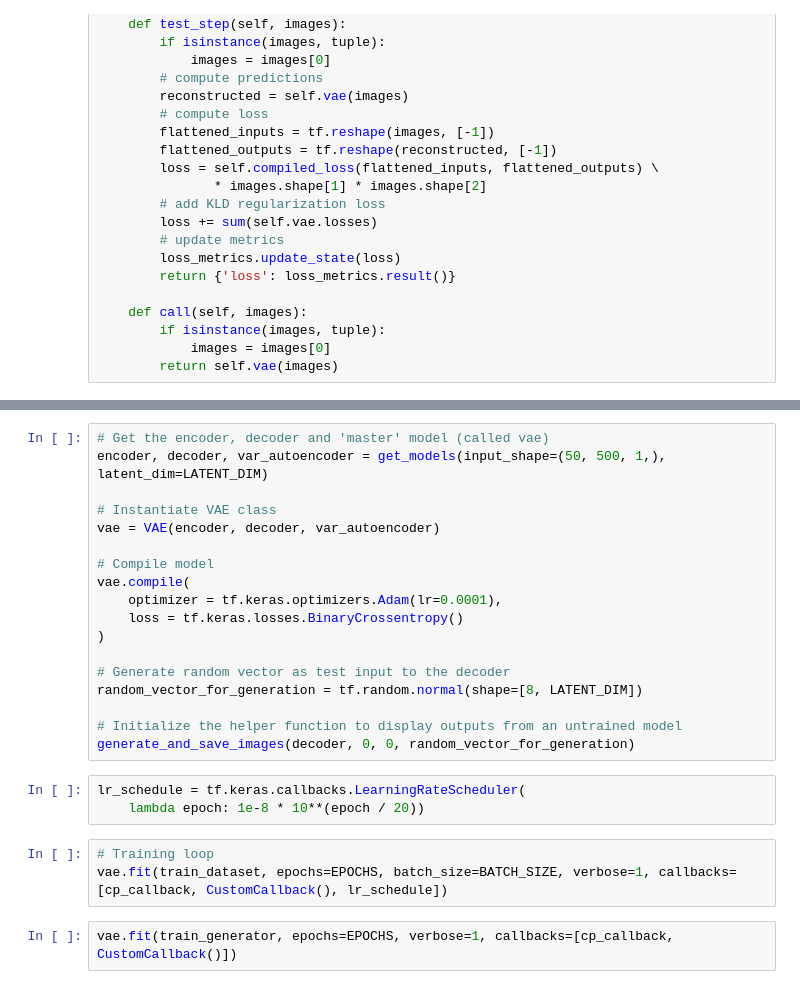
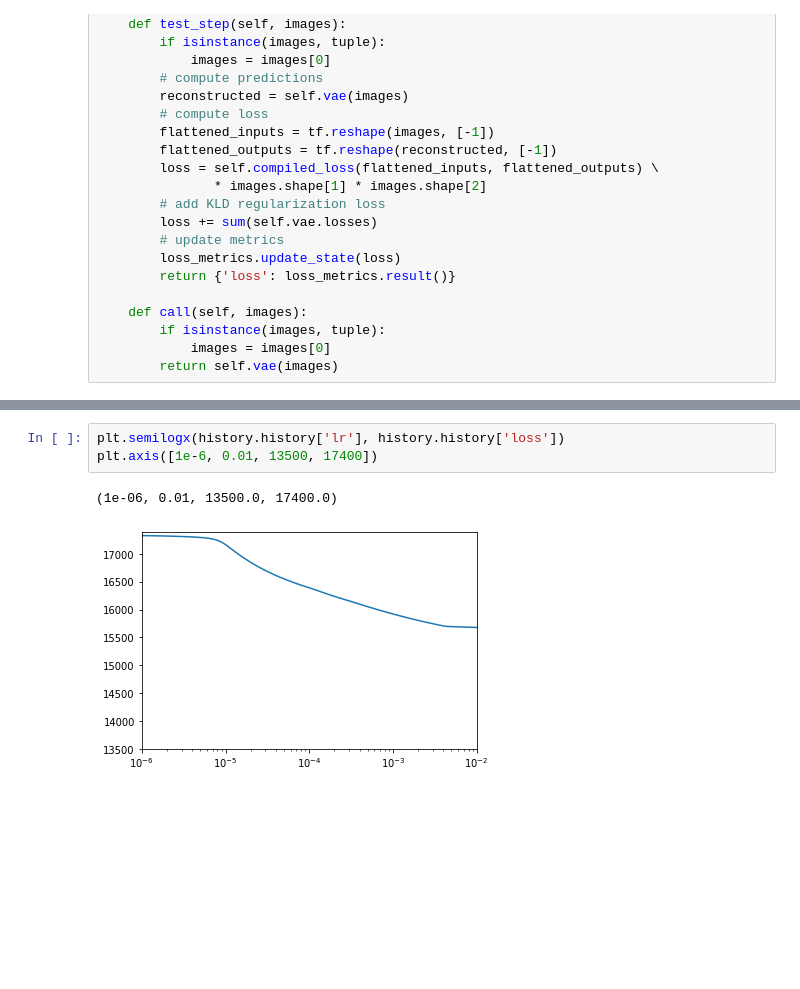
Before and after one commit to lamd91/VAE_DA, a Jupyter notebook: VAE_MPS.ipynb, the cells around one changed output, grey strips where cells are left out. Saved outputs shown, nothing was run; the diff lists cells and outputs as text; blank space fills up the shorter version.

```diff
--- a/VAE_MPS.ipynb
+++ b/VAE_MPS.ipynb
@@ -394,26 +485,6 @@ class CustomCallback(tf.keras.callbacks.Callback):
-# %%
-# Get the encoder, decoder and 'master' model (called vae)
-encoder, decoder, var_autoencoder = get_models(input_shape=(50, 500, 1,), latent_dim=LATENT_DIM)
-
-# Instantiate VAE class
-vae = VAE(encoder, decoder, var_autoencoder)
-
-# Compile model
-vae.compile(
-    optimizer = tf.keras.optimizers.Adam(lr=0.0001),
-    loss = tf.keras.losses.BinaryCrossentropy()
-)
-
-# Generate random vector as test input to the decoder
-random_vector_for_generation = tf.random.normal(shape=[8, LATENT_DIM])
-
-# Initialize the helper function to display outputs from an untrained model
-generate_and_save_images(decoder, 0, 0, random_vector_for_generation)
-# %%
-lr_schedule = tf.keras.callbacks.LearningRateScheduler(
-    lambda epoch: 1e-8 * 10**(epoch / 20))
-# %%
-# Training loop
-vae.fit(train_dataset, epochs=EPOCHS, batch_size=BATCH_SIZE, verbose=1, callbacks=[cp_callback, CustomCallback(), lr_schedule])
-# %%
-vae.fit(train_generator, epochs=EPOCHS, verbose=1, callbacks=[cp_callback, CustomCallback()])
+# %%
+plt.semilogx(history.history['lr'], history.history['loss'])
+plt.axis([1e-6, 0.01, 13500, 17400])
+# %% [output]
+(1e-06, 0.01, 13500.0, 17400.0)
+[figure, added]
```
Also changed, not shown: parts of 20 cells of this notebook.
